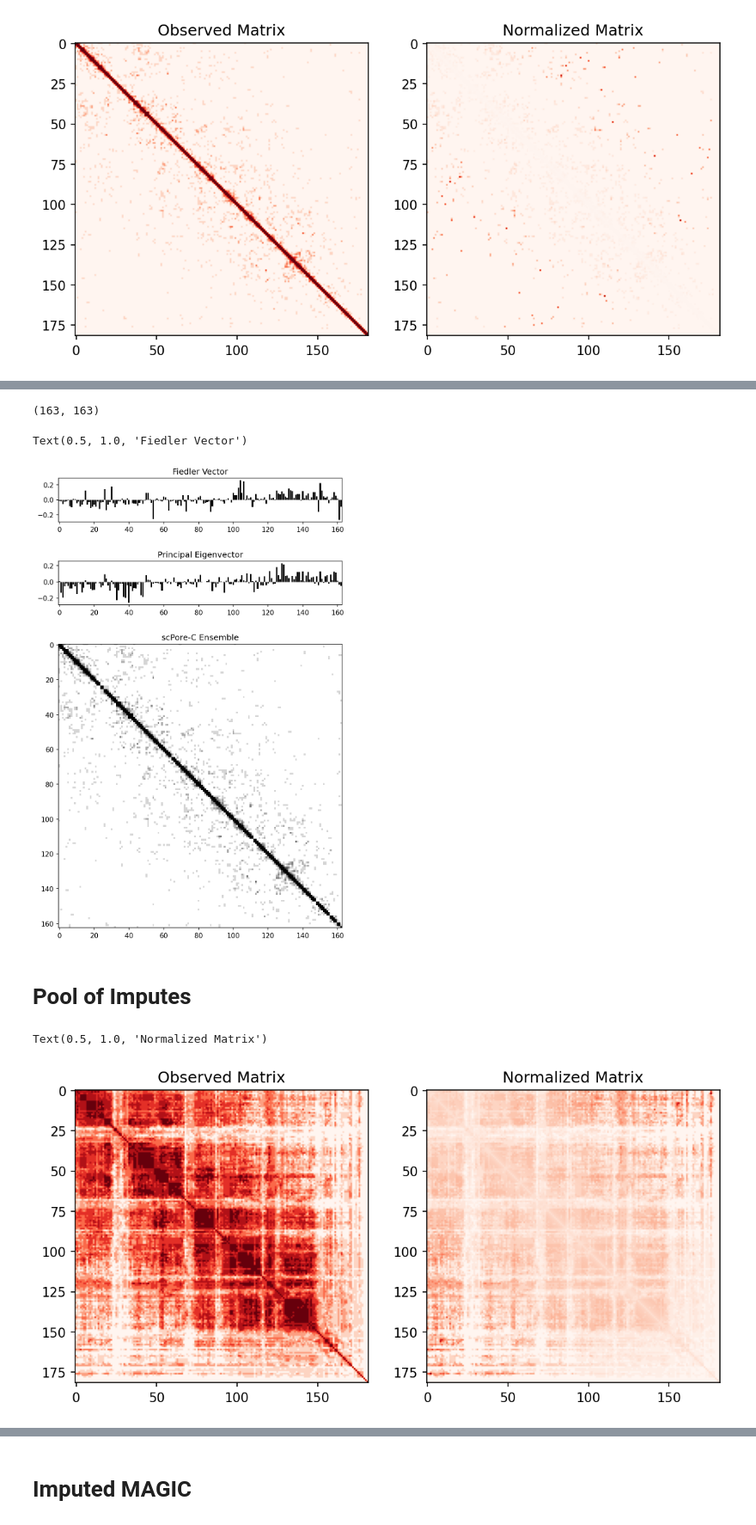
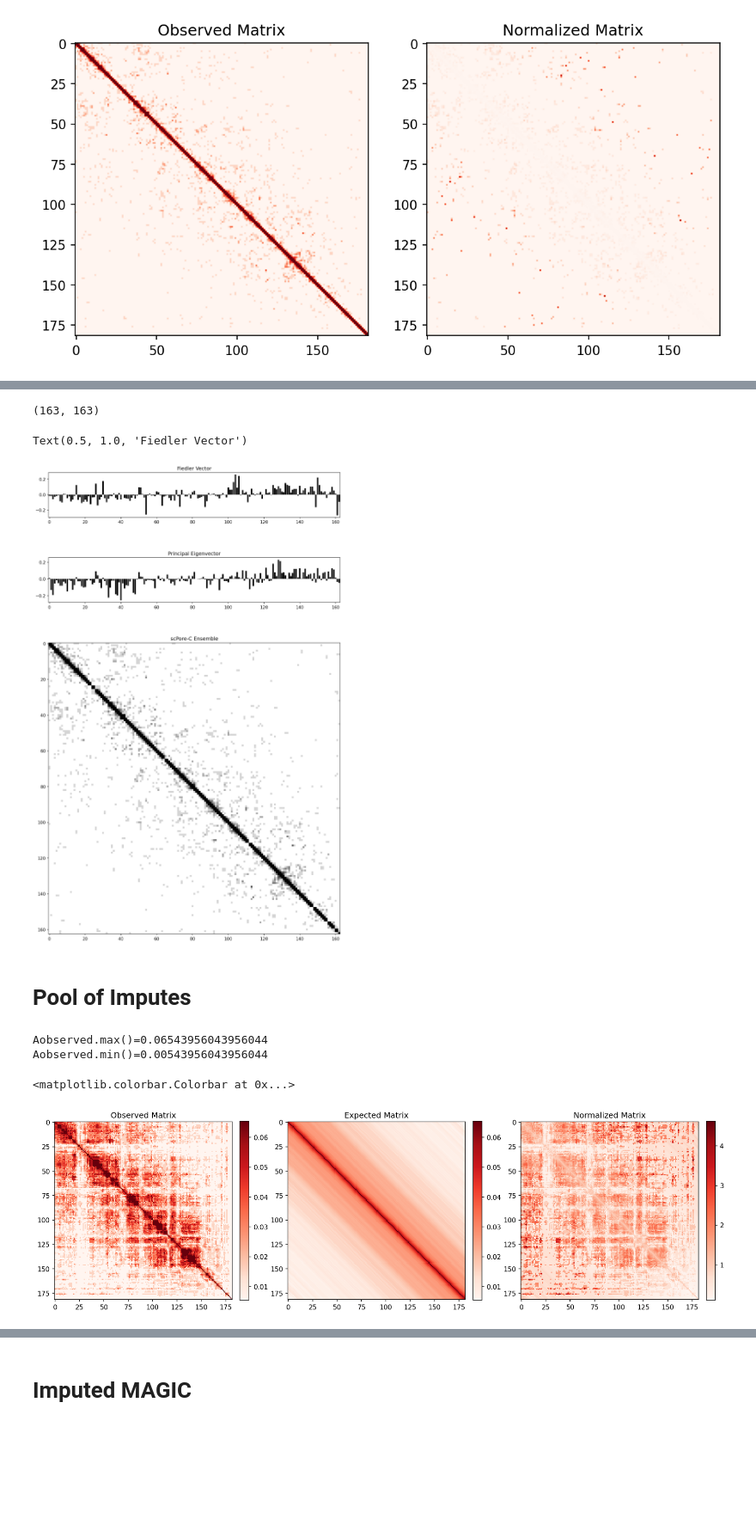
Before and after one commit to CooperStansbury/scPoreC-analysis, a Jupyter notebook: notebooks/fullyConnectLaplacian1mb-Copy1.ipynb, the cells around one changed output, grey strips where cells are left out. Shown at 86% size. Drawn from its saved outputs; the diff is of its cells as text; code cells hidden in the pictures; blank space fills up the shorter version.

```diff
--- a/notebooks/fullyConnectLaplacian1mb-Copy1.ipynb
+++ b/notebooks/fullyConnectLaplacian1mb-Copy1.ipynb
@@ -485,6 +527,7 @@ Text(0.5, 1.0, 'Normalized Matrix')
 Apool = np.zeros((182, 182))
 
 for runId, A in rawMatricesChr2.items():
+    A = np.where(A > 0, 1 , 0)
     np.fill_diagonal(A, 1)
     A = pcu.forceAdjacentConnections(A)
     Apool += A
@@ -536,40 +579,60 @@ ax3.set_title(f'Fiedler Vector')
 # %% [output]
 (163, 163)
 Text(0.5, 1.0, 'Fiedler Vector')
-[figure, old version]
+[figure, new version]
 # %%
 # break
 # %% [markdown]
 # Pool of Imputes
 # %%
-Apool = np.zeros((182, 182))
-
-tau = 0.4
+Aobserved = np.zeros((182, 182))
 
 for runId, A in rawMatricesChr2.items():
+    A = np.where(A > 0, 1 , 0)
     np.fill_diagonal(A, 1)
-#     A = pcu.forceAdjacentConnections(A)
-    Ahat = imputation.imputeEdges(A, tau, method=4, return_scores=False)
-    Apool += Ahat
+    A = imputation.imputeEdges(A, tau, method=4, return_scores=False)
+    Aobserved += A
 
-# Apool = pcu.dropZeroRows(Apool, threshold=12)
-Anormed = pcu.normalizeToeplitz(Apool)
+Aobserved = pcu.pageRankNorm(Aobserved, d=0.01)
+
+print(f"{Aobserved.max()=}")
+print(f"{Aobserved.min()=}")
+
+Aexpected = pcu.getToeplitz(Aobserved)
+Anormed = pcu.normalizeToeplitz(Aobserved)
+
+matlabDict = {
+    'O' : Aobserved,
+    'E' : Aexpected,
+    'A' : Anormed,
+}
+
+scipy.io.savemat('MATLAB_data/AOE.mat', matlabDict)
 
 plt.rcParams['figure.dpi'] = 150
-plt.rcParams['figure.figsize'] = 9,9
+plt.rcParams['figure.figsize'] = 18, 18
 
 fig = plt.figure()
 
-fig.add_subplot(121)
-plt.imshow(Apool, cmap='Reds')
+fig.add_subplot(131)
+plt.imshow(Aobserved, cmap='Reds')
 plt.title('Observed Matrix')
+plt.colorbar(fraction=0.046, pad=0.04)
 
-fig.add_subplot(122)
+fig.add_subplot(132)
+plt.imshow(Aexpected, cmap='Reds')
+plt.title('Expected Matrix')
+plt.colorbar(fraction=0.046, pad=0.04)
+
+fig.add_subplot(133)
 plt.imshow(Anormed, cmap='Reds')
 plt.title('Normalized Matrix')
+plt.colorbar(fraction=0.046, pad=0.04)
 # %% [output]
-Text(0.5, 1.0, 'Normalized Matrix')
+Aobserved.max()=0.06543956043956044
+Aobserved.min()=0.00543956043956044
+<matplotlib.colorbar.Colorbar at 0x...>
-[figure, old version]
+[figure, new version]
 # %%
 # plt.rcParams['figure.dpi'] = 100
 # plt.rcParams['figure.figsize'] = 5, 2
```
Also changed, not shown: parts of 14 cells of this notebook, 8 other files.
